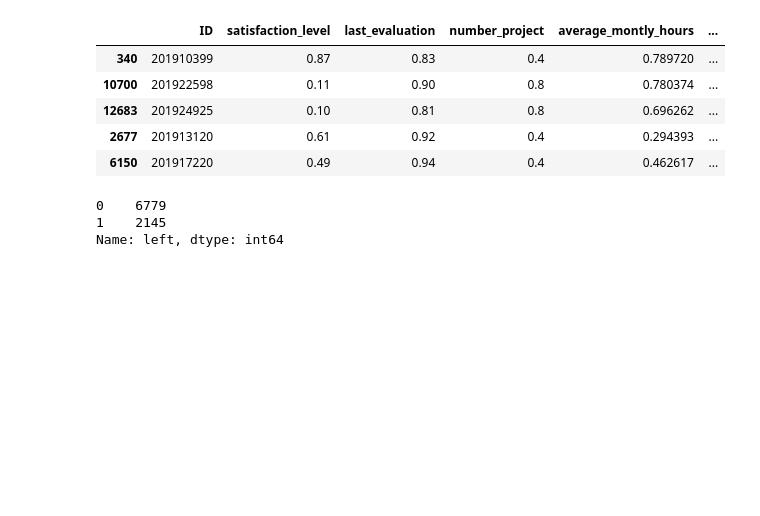
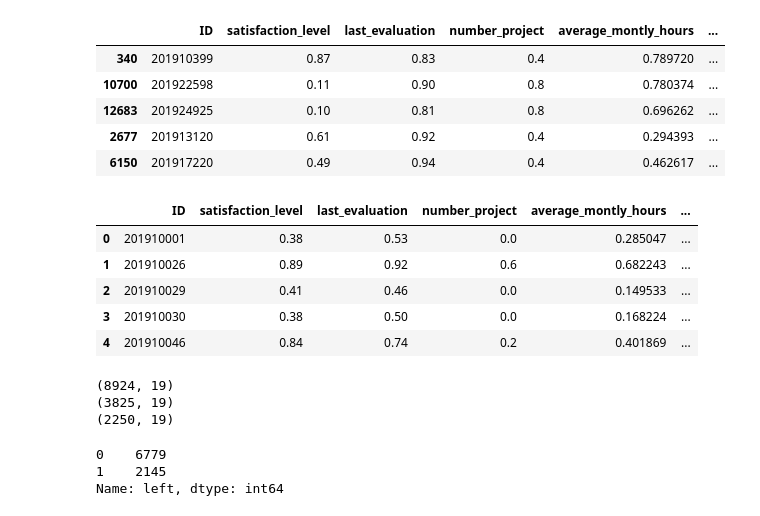
Before and after one commit to hyundp/Data-Mining-Project, a Jupyter notebook: HR_datamining.ipynb, the cells around one changed output. Cells and saved outputs as stored; diff of their text form; code cells hidden in the pictures; blank space fills up the shorter version.

```diff
--- a/HR_datamining.ipynb
+++ b/HR_datamining.ipynb
@@ -69,8 +77,11 @@ x = data.drop(['left'], axis=1)
 y = data['left']
 
 x = pd.get_dummies(data=x, columns=['department'])
+test_data = pd.get_dummies(data=test_data, columns=['department'])
+
 label_encoder = LabelEncoder()
 x['salary'] = label_encoder.fit_transform(x['salary'])
+test_data['salary'] = label_encoder.fit_transform(test_data['salary'])
 
 x.head()
 # %% [output]
@@ -137,6 +157,23 @@ x_val.head()
 | 12683 | 201924925 | 0.10 | 0.81 | 0.8 | 0.696262 | ... |
 | 2677 | 201913120 | 0.61 | 0.92 | 0.4 | 0.294393 | ... |
 | 6150 | 201917220 | 0.49 | 0.94 | 0.4 | 0.462617 | ... |
+# %%
+test_data.head()
+# %% [output]
+|  | ID | satisfaction_level | last_evaluation | number_project | average_montly_hours | ... |
+| 0 | 201910001 | 0.38 | 0.53 | 0.0 | 0.285047 | ... |
+| 1 | 201910026 | 0.89 | 0.92 | 0.6 | 0.682243 | ... |
+| 2 | 201910029 | 0.41 | 0.46 | 0.0 | 0.149533 | ... |
+| 3 | 201910030 | 0.38 | 0.50 | 0.0 | 0.168224 | ... |
+| 4 | 201910046 | 0.84 | 0.74 | 0.2 | 0.401869 | ... |
+# %%
+print(x_train.shape)
+print(x_val.shape)
+print(test_data.shape)
+# %% [output]
+(8924, 19)
+(3825, 19)
+(2250, 19)
 # %%
 # 3. 불균형 데이터 처리
 
```
Also changed, not shown: parts of 26 cells of this notebook.
